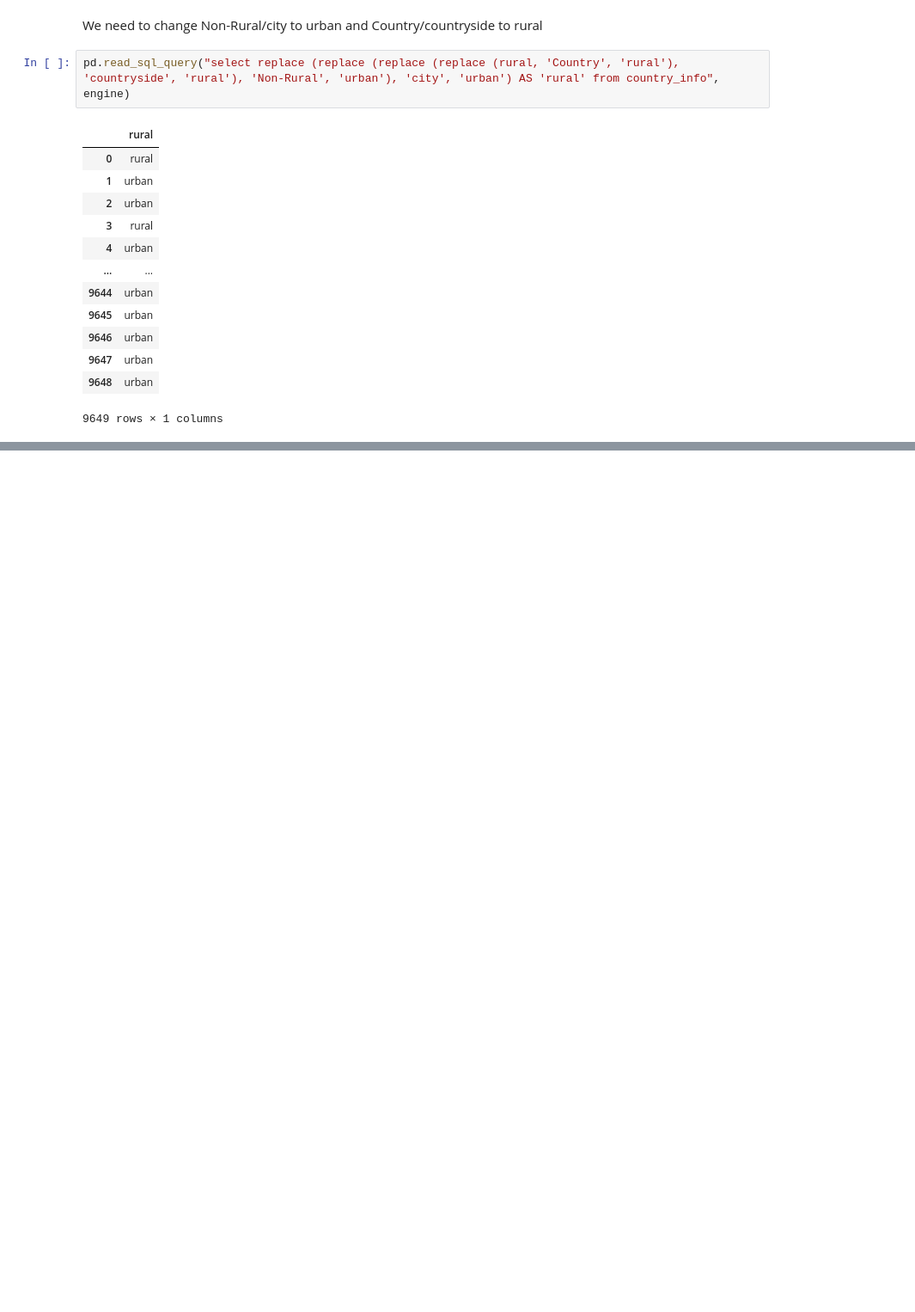
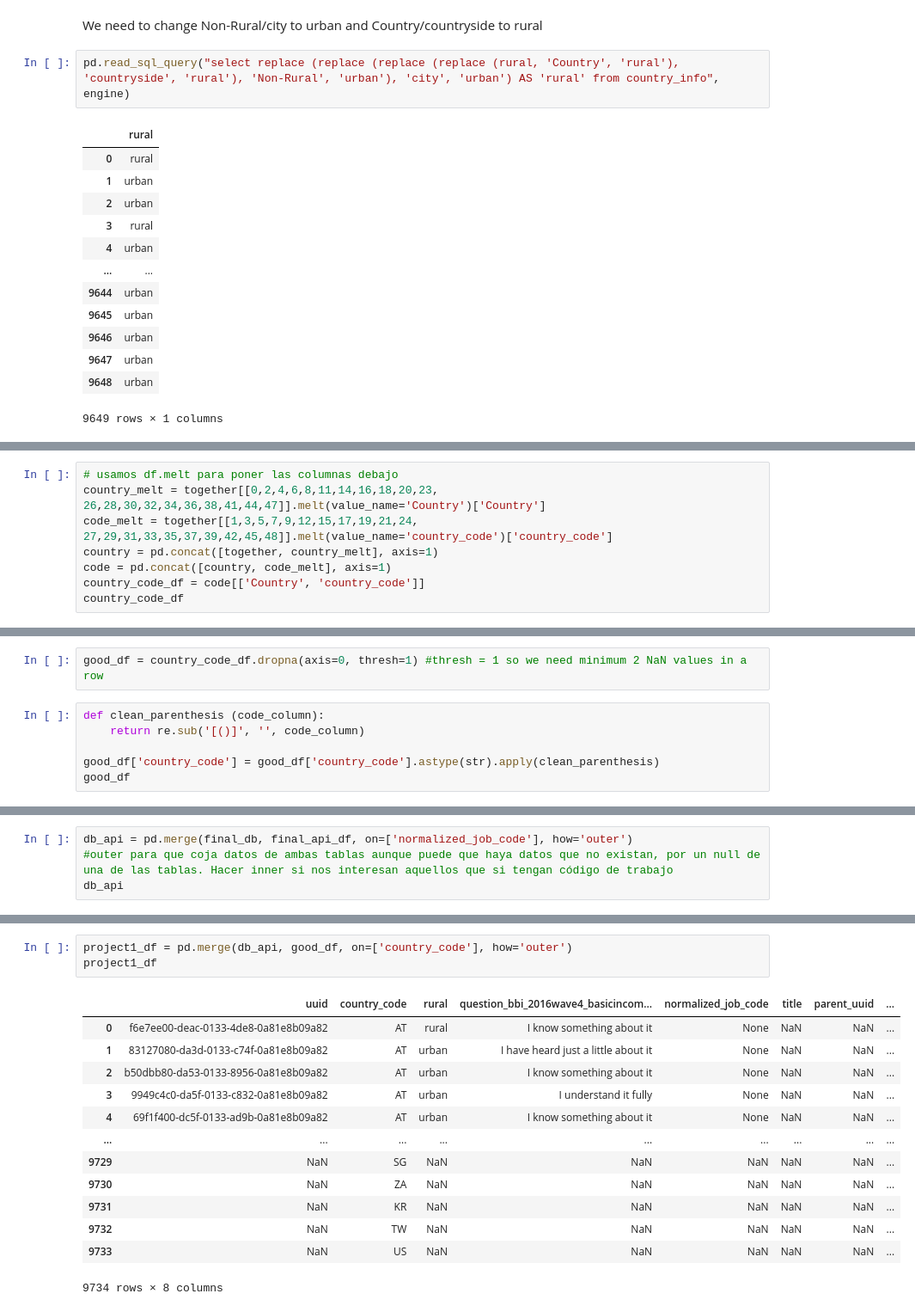
Before and after one commit to JieDh/ih_project_m1, a Jupyter notebook: proyecto.ipynb, the cells around one changed output, grey strips where cells are left out. Shown: that part at 86% size. Cells and saved outputs as stored; diff of their text form; blank space fills up the shorter version.

```diff
--- a/proyecto.ipynb
+++ b/proyecto.ipynb
@@ -44,0 +255,8 @@ pd.read_sql_query("select replace (replace (replace (replace (rural, 'Country',
+# %%
+# usamos df.melt para poner las columnas debajo
+country_melt = together[[0,2,4,6,8,11,14,16,18,20,23, 26,28,30,32,34,36,38,41,44,47]].melt(value_name='Country')['Country']
+code_melt = together[[1,3,5,7,9,12,15,17,19,21,24, 27,29,31,33,35,37,39,42,45,48]].melt(value_name='country_code')['country_code']
+country = pd.concat([together, country_melt], axis=1)
+code = pd.concat([country, code_melt], axis=1)
+country_code_df = code[['Country', 'country_code']]
+country_code_df
@@ -44,0 +279,8 @@ pd.read_sql_query("select replace (replace (replace (replace (rural, 'Country',
+# %%
+good_df = country_code_df.dropna(axis=0, thresh=1) #thresh = 1 so we need minimum 2 NaN values in a row
+# %%
+def clean_parenthesis (code_column):
+    return re.sub('[()]', '', code_column)
+
+good_df['country_code'] = good_df['country_code'].astype(str).apply(clean_parenthesis)
+good_df
@@ -44,0 +310,4 @@ pd.read_sql_query("select replace (replace (replace (replace (rural, 'Country',
+# %%
+db_api = pd.merge(final_db, final_api_df, on=['normalized_job_code'], how='outer')
+#outer para que coja datos de ambas tablas aunque puede que haya datos que no existan, por un null de una de las tablas. Hacer inner si nos interesan aquellos que si tengan código de trabajo
+db_api
@@ -44,0 +328,17 @@ pd.read_sql_query("select replace (replace (replace (replace (rural, 'Country',
+# %%
+project1_df = pd.merge(db_api, good_df, on=['country_code'], how='outer')
+project1_df
+# %% [output]
+|  | uuid | country_code | rural | question_bbi_2016wave4_basicincom... | normalized_job_code | title | parent_uuid | ... |
+| 0 | f6e7ee00-deac-0133-4de8-0a81e8b09a82 | AT | rural | I know something about it | None | NaN | NaN | ... |
+| 1 | 83127080-da3d-0133-c74f-0a81e8b09a82 | AT | urban | I have heard just a little about it | None | NaN | NaN | ... |
+| 2 | b50dbb80-da53-0133-8956-0a81e8b09a82 | AT | urban | I know something about it | None | NaN | NaN | ... |
+| 3 | 9949c4c0-da5f-0133-c832-0a81e8b09a82 | AT | urban | I understand it fully | None | NaN | NaN | ... |
+| 4 | 69f1f400-dc5f-0133-ad9b-0a81e8b09a82 | AT | urban | I know something about it | None | NaN | NaN | ... |
+| ... | ... | ... | ... | ... | ... | ... | ... | ... |
+| 9729 | NaN | SG | NaN | NaN | NaN | NaN | NaN | ... |
+| 9730 | NaN | ZA | NaN | NaN | NaN | NaN | NaN | ... |
+| 9731 | NaN | KR | NaN | NaN | NaN | NaN | NaN | ... |
+| 9732 | NaN | TW | NaN | NaN | NaN | NaN | NaN | ... |
+| 9733 | NaN | US | NaN | NaN | NaN | NaN | NaN | ... |
+9734 rows × 8 columns
```
Also changed, not shown: parts of 35 cells of this notebook, 4 other files.
